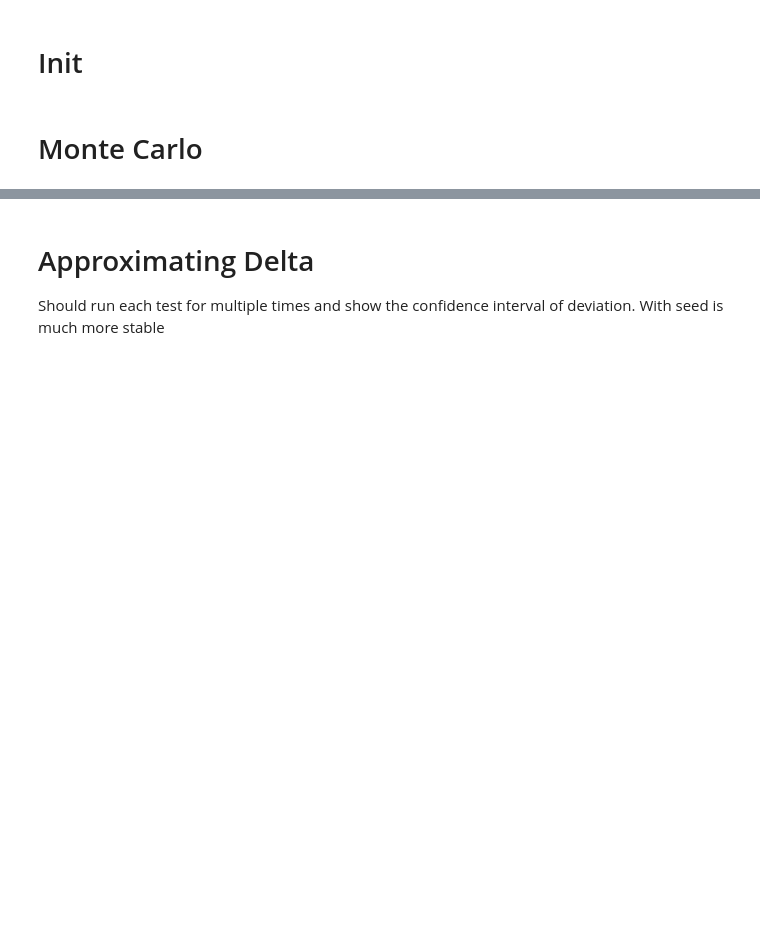
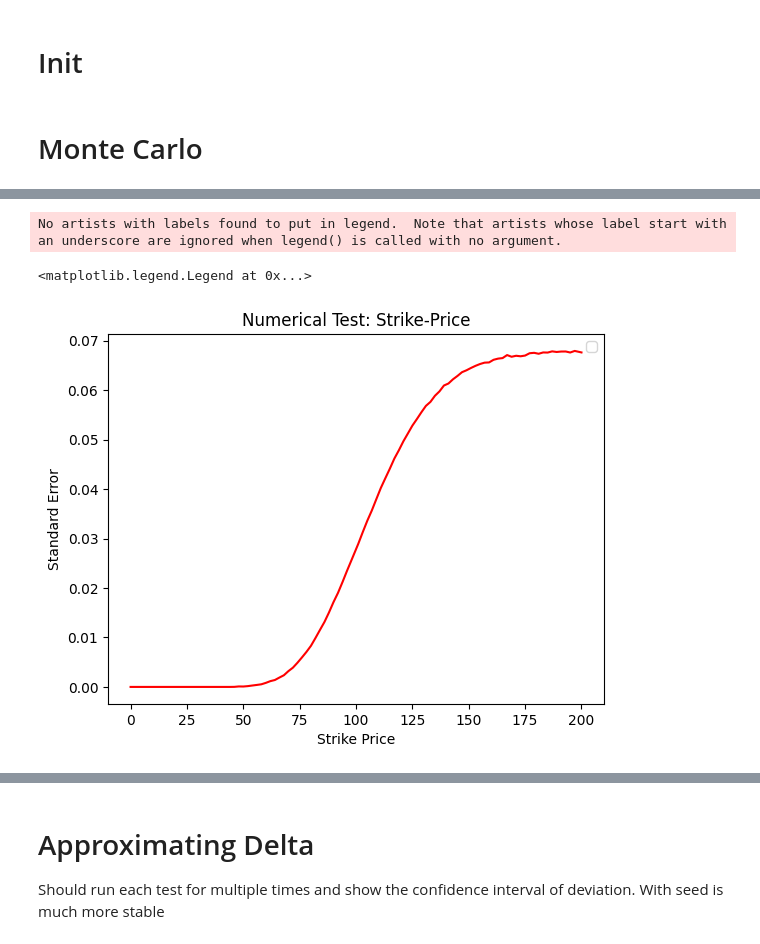
Before and after one commit to pmchrist/Comp-Finance-Assignments, a Jupyter notebook: Assignment_2/Assighnment_2.ipynb, the cells around one changed output, grey strips where cells are left out. Drawn from its saved outputs; the diff is of its cells as text; code cells hidden in the pictures; blank space fills up the shorter version.

```diff
--- a/Assignment_2/Assighnment_2.ipynb
+++ b/Assignment_2/Assighnment_2.ipynb
@@ -71,0 +160,48 @@ Standard error: 0.0016
+# %%
+'''
+---------------------------------
+| Numerical Test (Strike-Price) |
+---------------------------------
+Option Characteristics:
+    S0 = 100
+    K = 99
+    r = 0.06
+    sigma = 0.2
+    T = 1.0
+
+Method: Calculate the option price for different strike prices
+        with Monte-Carlo method and determine standard error.
+'''
+
+# Option Characteristics
+S0 = 100
+strike_prices = np.linspace(0, 200, 100, dtype=int)
+r = 0.06
+sigma = 0.2
+T = 1.0
+
+M = 100_000     # Time discretization
+
+std_errs = []   # List containing standard error of each strike price
+
+for K in strike_prices:
+    # Get underlying value development
+    mc_values = mc_value(S0, r, sigma, T, M)
+    # Get option price development
+    mc_payoffs = mc_payoff(K, mc_values, call=False, payoff_type='vanilla')
+    # Get fair option price
+    option_price = np.exp(-r * T) * np.mean(mc_payoffs)
+
+    # Calculate standard error
+    standard_error = np.std(mc_payoffs, ddof=1) / np.sqrt(len(mc_payoffs))
+    std_errs.append(standard_error)
+
+plt.title("Numerical Test: Strike-Price")
+plt.plot(strike_prices, std_errs, c='r')
+plt.xlabel("Strike Price")
+plt.ylabel("Standard Error")
+plt.legend()
+# %% [output]
+No artists with labels found to put in legend.  Note that artists whose label start with an underscore are ignored when legend() is called with no argument.
+<matplotlib.legend.Legend at 0x...>
+[figure, added]
```
Also changed, not shown: parts of 12 cells of this notebook.
